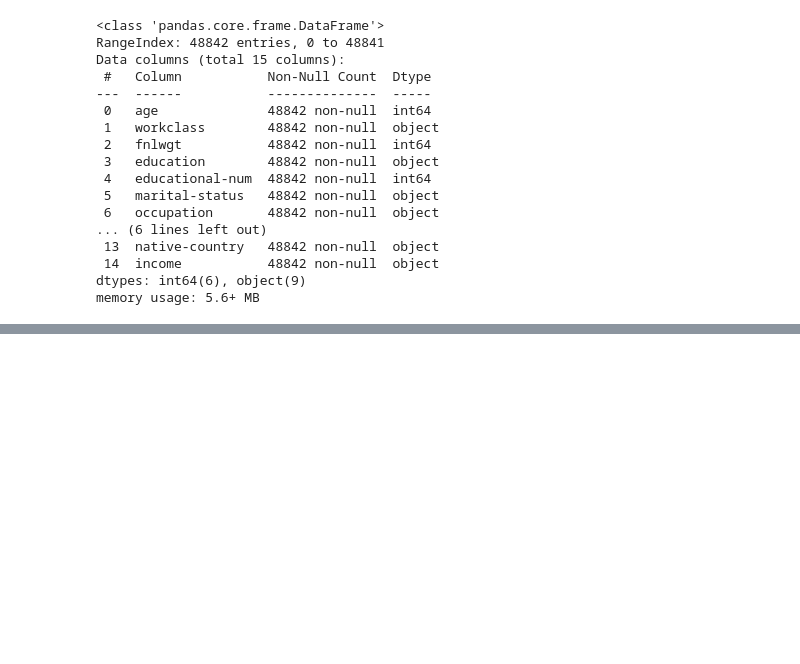
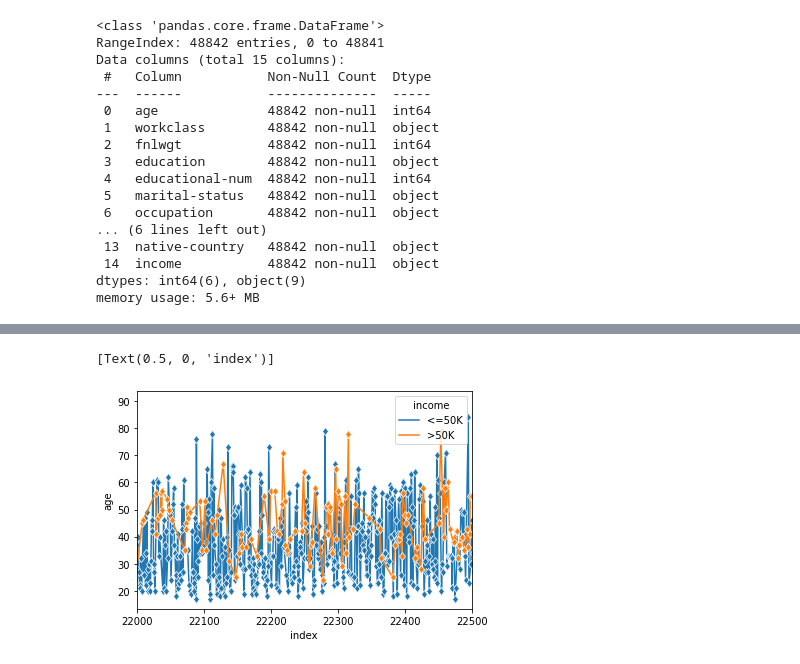
Before and after one commit to Ssendags/Data-science-Project-2---Denis-Ssendagire, a Jupyter notebook: Ssendagire_Denis_Project_2_First_Choice.ipynb, the cells around one changed output, grey strips where cells are left out. Saved outputs shown, nothing was run; the diff lists cells and outputs as text; code cells hidden in the pictures; blank space fills up the shorter version.

```diff
--- a/Ssendagire_Denis_Project_2_First_Choice.ipynb
+++ b/Ssendagire_Denis_Project_2_First_Choice.ipynb
@@ -85,0 +284,8 @@ memory usage: 5.6+ MB
+# %%
+fig = sns.lineplot(x=df.index, y=df['age'], markevery=1, marker='d', data=df, hue=df['income'])
+plt.xlim(left=22000,right=22500)
+# plt.ylim(bottom=0,top=1.5)
+fig.set(xlabel = 'index')
+# %% [output]
+[Text(0.5, 0, 'index')]
+[figure, added]
```
Also changed, not shown: parts of 23 cells of this notebook.
